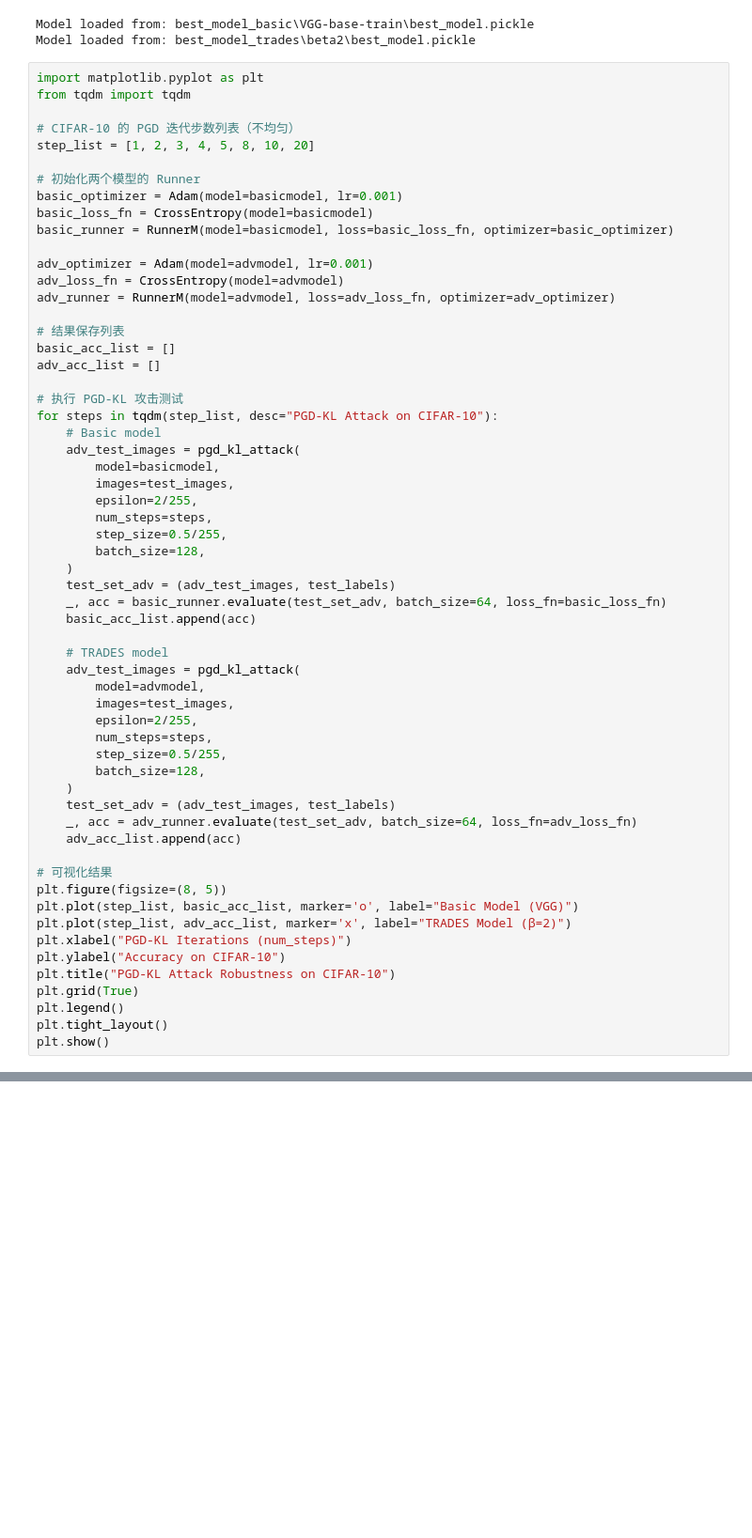
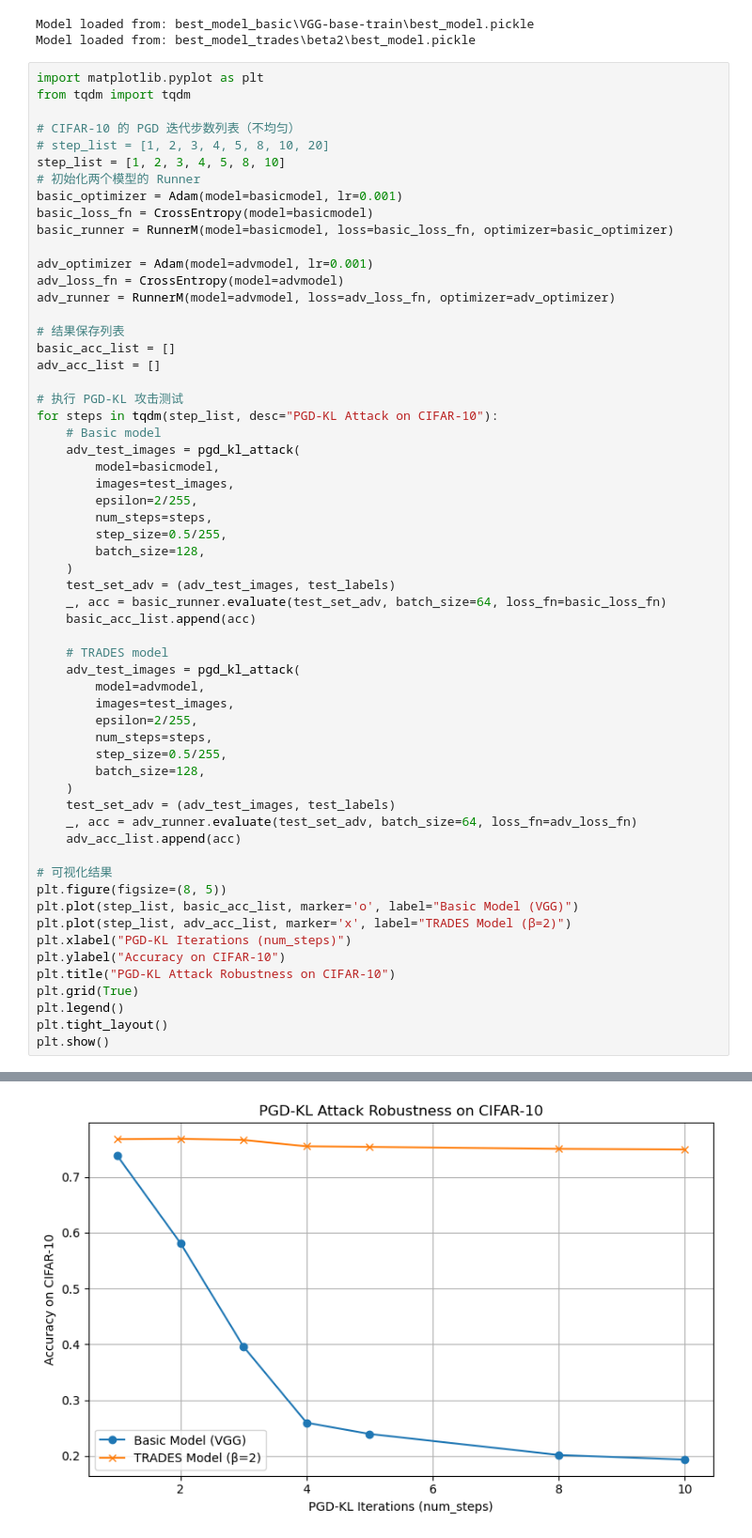
Before and after one commit to junyii37/mls-pj, a Jupyter notebook: curve/attack_curve.ipynb, the cells around one changed output, grey strips where cells are left out. Shown: that part at 94% size. Drawn from its saved outputs; the diff is of its cells as text; blank space fills up the shorter version.

```diff
--- a/curve/attack_curve.ipynb
+++ b/curve/attack_curve.ipynb
@@ -280,8 +280,8 @@ import matplotlib.pyplot as plt
 from tqdm import tqdm
 
 # CIFAR-10 的 PGD 迭代步数列表（不均匀）
-step_list = [1, 2, 3, 4, 5, 8, 10, 20]
-
+# step_list = [1, 2, 3, 4, 5, 8, 10, 20]
+step_list = [1, 2, 3, 4, 5, 8, 10]
 # 初始化两个模型的 Runner
 basic_optimizer = Adam(model=basicmodel, lr=0.001)
 basic_loss_fn = CrossEntropy(model=basicmodel)
@@ -338,0 +338 @@ KeyboardInterrupt:
+[figure, added]
```
Also changed, not shown: parts of 1 cell of this notebook.
